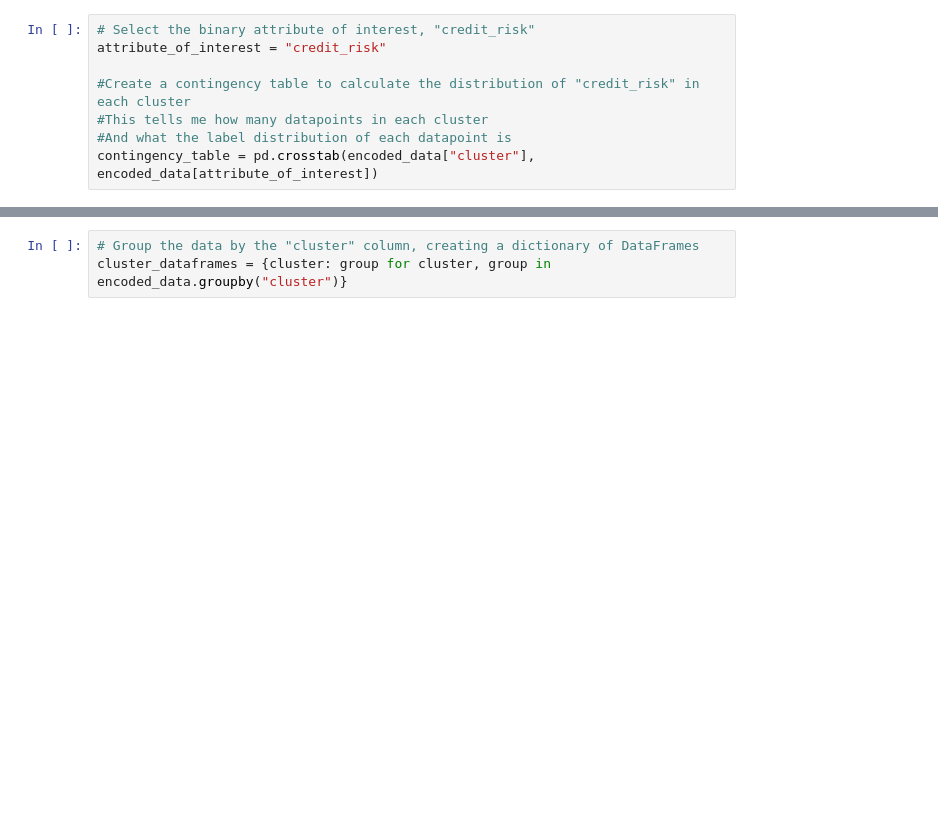
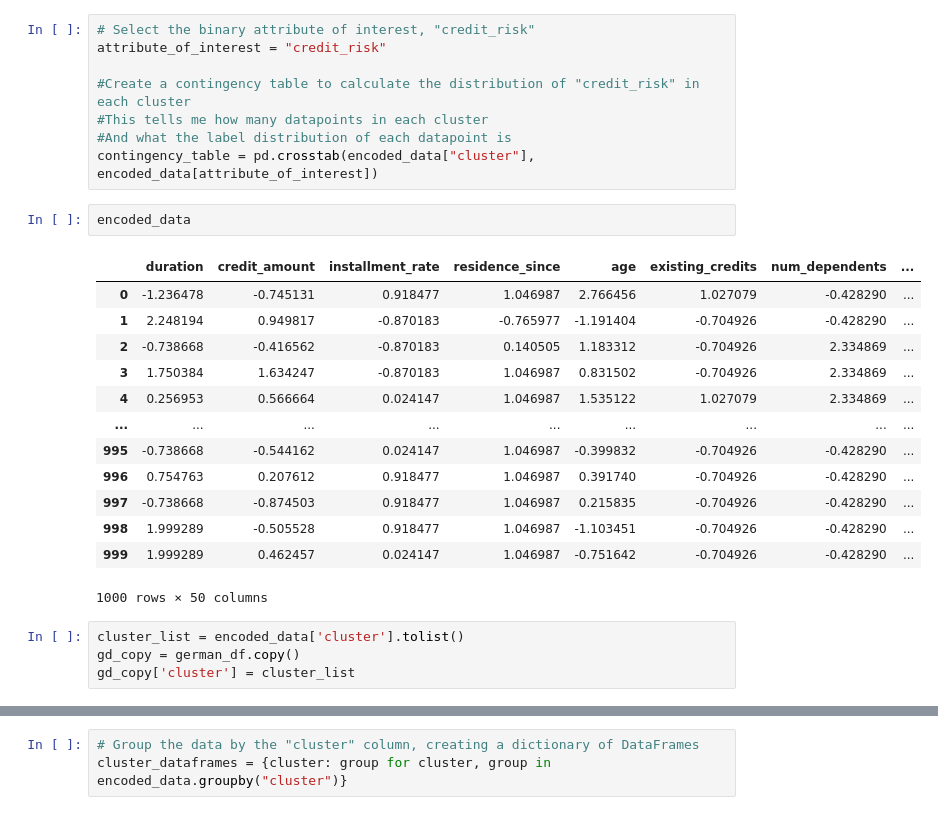
Before and after one commit to s-thandri/labelflipping, a Jupyter notebook: german_clustering.ipynb, the cells around one changed output, grey strips where cells are left out. Cells and saved outputs as stored; diff of their text form; blank space fills up the shorter version.

```diff
--- a/german_clustering.ipynb
+++ b/german_clustering.ipynb
@@ -158,3 +158,23 @@ attribute_of_interest = "credit_risk"
 #This tells me how many datapoints in each cluster
 #And what the label distribution of each datapoint is
 contingency_table = pd.crosstab(encoded_data["cluster"], encoded_data[attribute_of_interest])
+# %%
+encoded_data
+# %% [output]
+|  | duration | credit_amount | installment_rate | residence_since | age | existing_credits | num_dependents | ... |
+| 0 | -1.236478 | -0.745131 | 0.918477 | 1.046987 | 2.766456 | 1.027079 | -0.428290 | ... |
+| 1 | 2.248194 | 0.949817 | -0.870183 | -0.765977 | -1.191404 | -0.704926 | -0.428290 | ... |
+| 2 | -0.738668 | -0.416562 | -0.870183 | 0.140505 | 1.183312 | -0.704926 | 2.334869 | ... |
+| 3 | 1.750384 | 1.634247 | -0.870183 | 1.046987 | 0.831502 | -0.704926 | 2.334869 | ... |
+| 4 | 0.256953 | 0.566664 | 0.024147 | 1.046987 | 1.535122 | 1.027079 | 2.334869 | ... |
+| ... | ... | ... | ... | ... | ... | ... | ... | ... |
+| 995 | -0.738668 | -0.544162 | 0.024147 | 1.046987 | -0.399832 | -0.704926 | -0.428290 | ... |
+| 996 | 0.754763 | 0.207612 | 0.918477 | 1.046987 | 0.391740 | -0.704926 | -0.428290 | ... |
+| 997 | -0.738668 | -0.874503 | 0.918477 | 1.046987 | 0.215835 | -0.704926 | -0.428290 | ... |
+| 998 | 1.999289 | -0.505528 | 0.918477 | 1.046987 | -1.103451 | -0.704926 | -0.428290 | ... |
+| 999 | 1.999289 | 0.462457 | 0.024147 | 1.046987 | -0.751642 | -0.704926 | -0.428290 | ... |
+1000 rows × 50 columns
+# %%
+cluster_list = encoded_data['cluster'].tolist()
+gd_copy = german_df.copy()
+gd_copy['cluster'] = cluster_list
```
Also changed, not shown: parts of 11 cells of this notebook.
